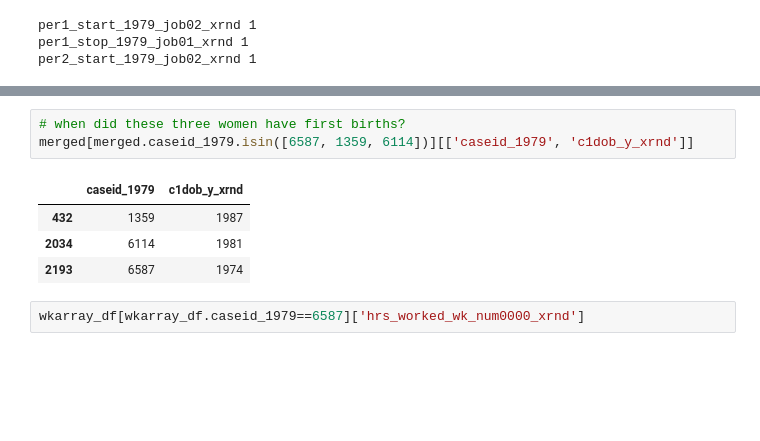
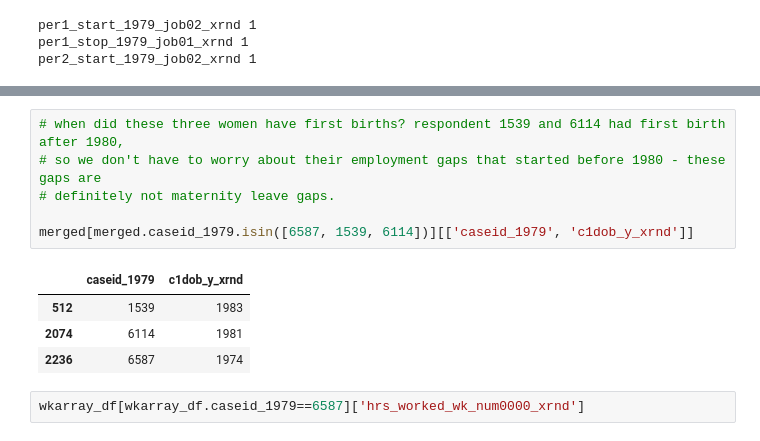
Before and after one commit to jolynn/Optout, a Jupyter notebook: 2seq_construction.ipynb, the cells around one changed output, grey strips where cells are left out. Saved outputs shown, nothing was run; the diff lists cells and outputs as text; blank space fills up the shorter version.

```diff
--- a/2seq_construction.ipynb
+++ b/2seq_construction.ipynb
@@ -233,11 +251,14 @@ merged[merged.per2_start_1979_job02_xrnd==0]
 # %%
-# when did these three women have first births?
-merged[merged.caseid_1979.isin([6587, 1359, 6114])][['caseid_1979', 'c1dob_y_xrnd']]
+# when did these three women have first births? respondent 1539 and 6114 had first birth after 1980,
+# so we don't have to worry about their employment gaps that started before 1980 - these gaps are
+# definitely not maternity leave gaps.
+
+merged[merged.caseid_1979.isin([6587, 1539, 6114])][['caseid_1979', 'c1dob_y_xrnd']]
 # %% [output]
 |  | caseid_1979 | c1dob_y_xrnd |
-| 432 | 1359 | 1987 |
-| 2034 | 6114 | 1981 |
-| 2193 | 6587 | 1974 |
+| 512 | 1539 | 1983 |
+| 2074 | 6114 | 1981 |
+| 2236 | 6587 | 1974 |
 # %%
 wkarray_df[wkarray_df.caseid_1979==6587]['hrs_worked_wk_num0000_xrnd']
 # %% [output]
```
Also changed, not shown: parts of 72 cells of this notebook.
